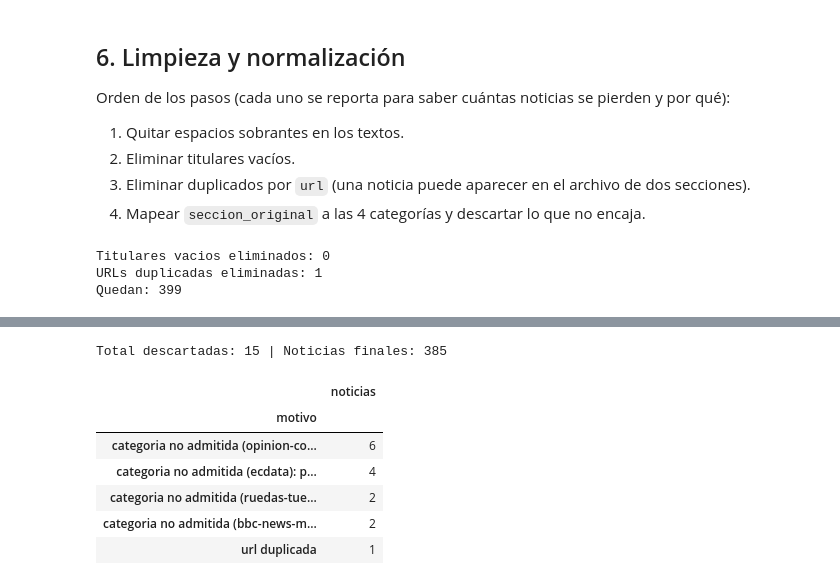
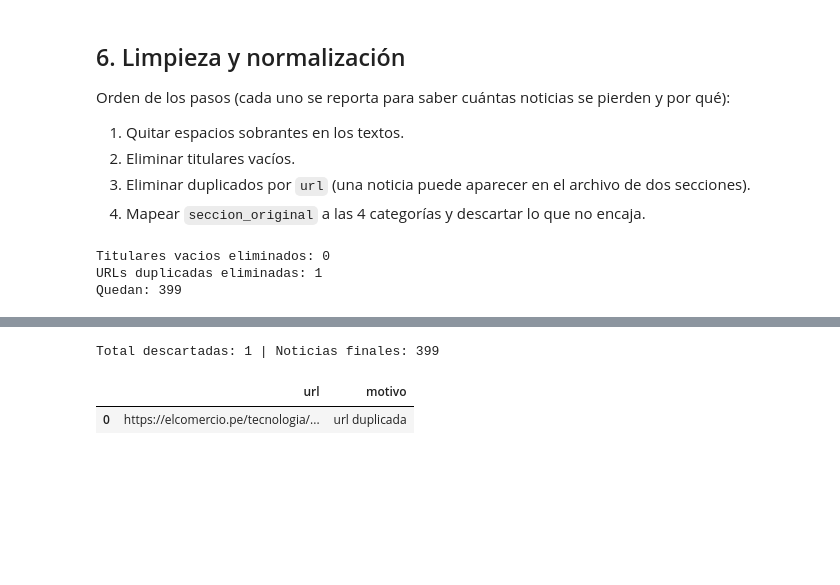
Before and after one commit to grey-d18/grey_diplomado, a Jupyter notebook: tarea_1/01_recoleccion.ipynb, the cells around one changed output, grey strips where cells are left out. Cells and saved outputs as stored; diff of their text form; code cells hidden in the pictures; blank space fills up the shorter version.

```diff
--- a/tarea_1/01_recoleccion.ipynb
+++ b/tarea_1/01_recoleccion.ipynb
@@ -392,22 +429,15 @@ tabla_mapeo
 # %%
 fuera = df[df.etiqueta.isna()]
-for _, fila in fuera.iterrows():
-    motivo = next((m for p, m in NO_ENCAJAN.items() if fila.seccion_original.startswith(p)), "seccion sin categoria")
-    descartes.append((fila.url, f"categoria no admitida ({fila.seccion_original}): {motivo}"))
-df = df[df.etiqueta.notna()].reset_index(drop=True)
+descartes += [(u, f"categoria no admitida ({s})") for u, s in zip(fuera.url, fuera.seccion_original)]
+df = df[df.etiqueta.notna()].drop(columns="regla").reset_index(drop=True)
 
 reporte_descartes = pd.DataFrame(descartes, columns=["url", "motivo"])
 print("Total descartadas:", len(reporte_descartes), "| Noticias finales:", len(df))
-reporte_descartes.motivo.value_counts().rename("noticias").to_frame()
+reporte_descartes
 # %% [output]
-Total descartadas: 15 | Noticias finales: 385
+Total descartadas: 1 | Noticias finales: 399
-|  | noticias |
-| motivo |  |
-| categoria no admitida (opinion-co... | 6 |
-| categoria no admitida (ecdata): p... | 4 |
-| categoria no admitida (ruedas-tue... | 2 |
-| categoria no admitida (bbc-news-m... | 2 |
-| url duplicada | 1 |
+|  | url | motivo |
+| 0 | https://elcomercio.pe/tecnologia/... | url duplicada |
 # %%
 df.etiqueta.value_counts().rename("noticias").to_frame()
 # %% [output]
```
Also changed, not shown: parts of 5 cells of this notebook.
